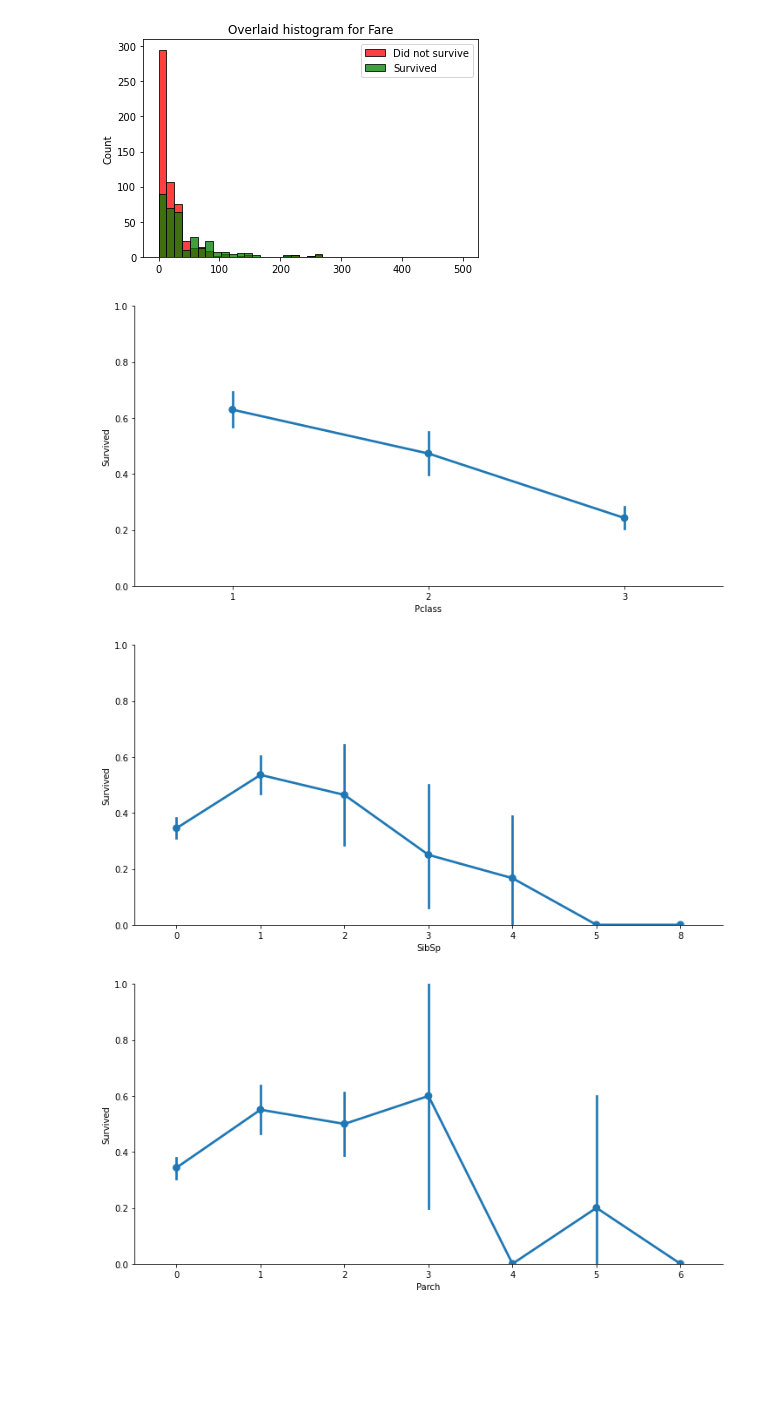
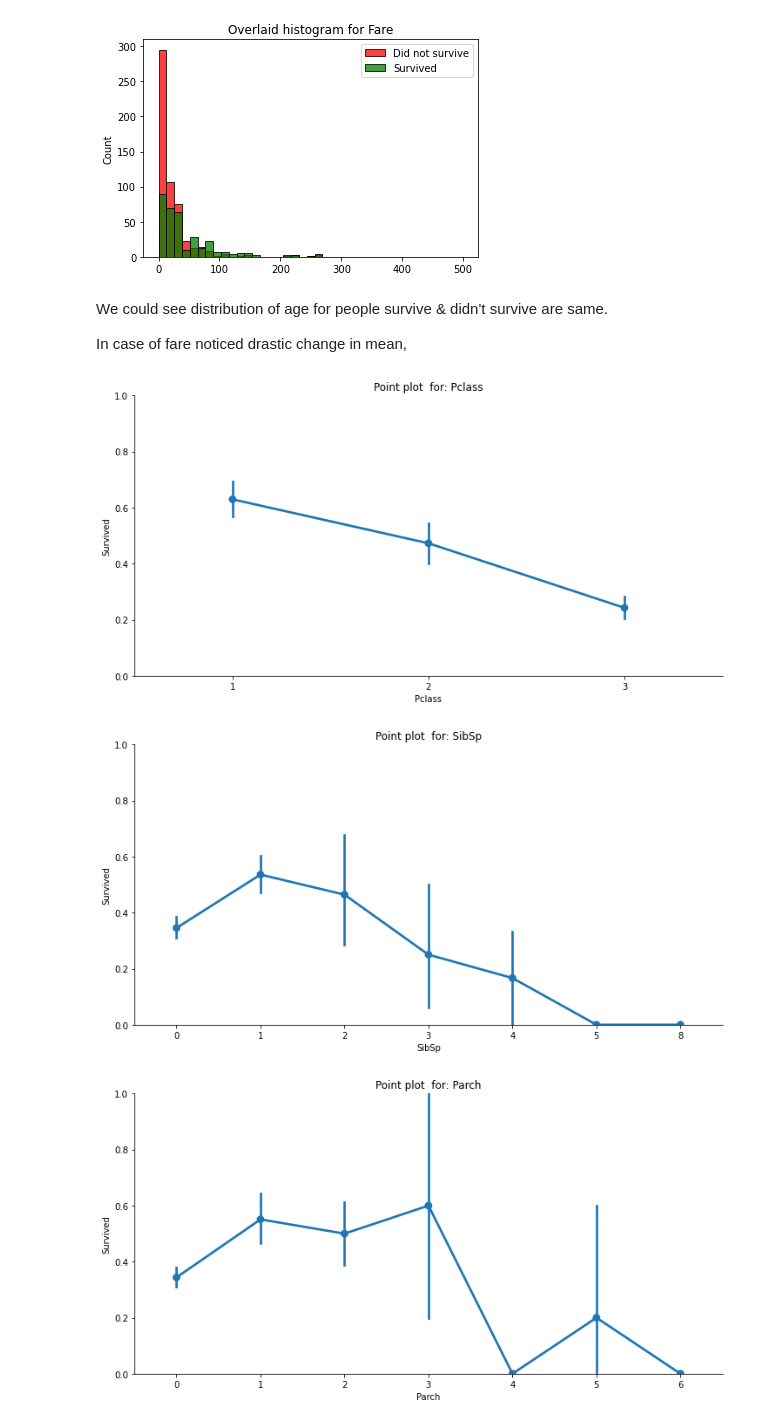
Before and after one commit to Karunakarbugide/Applied-Machine-Learning-Feature-Engineering, a Jupyter notebook: 03_Explore_Data/03_03/Begin/03_03.ipynb, the cells around one changed output. Saved outputs shown, nothing was run; the diff lists cells and outputs as text; code cells hidden in the pictures; blank space fills up the shorter version.

```diff
--- a/03_Explore_Data/03_03/Begin/03_03.ipynb
+++ b/03_Explore_Data/03_03/Begin/03_03.ipynb
@@ -57,12 +57,17 @@ for i in ['Age', 'Fare']:
 # %% [output]
 [figure]
 [figure]
+# %% [markdown]
+We could see distribution of age for people survive & didn't survive are same.
+
+In case of fare noticed drastic change in mean,
 # %%
 # Generate categorical plots for ordinal features
 for col in ['Pclass', 'SibSp', 'Parch']:
     sns.catplot(x=col, y='Survived', data=titanic, kind='point', aspect=2, )
     plt.ylim(0, 1)
+    plt.title('Point plot  for: {}'.format(col))
 # %% [output]
-[figure, old version]
+[figure, new version]
-[figure, old version]
+[figure, new version]
-[figure, old version]
+[figure, new version]
```
Also changed, not shown: parts of 2 cells of this notebook, 2 other files.
